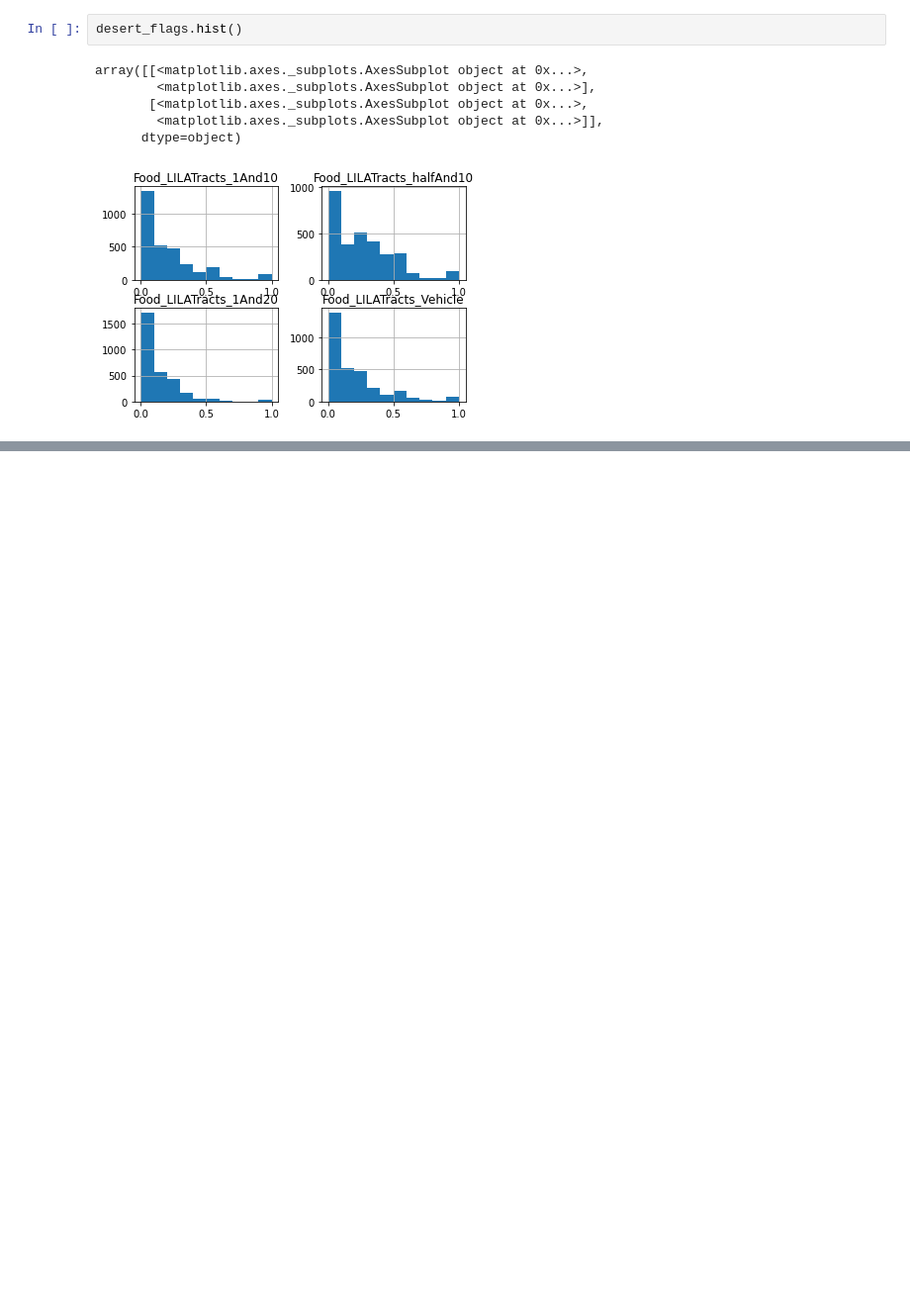
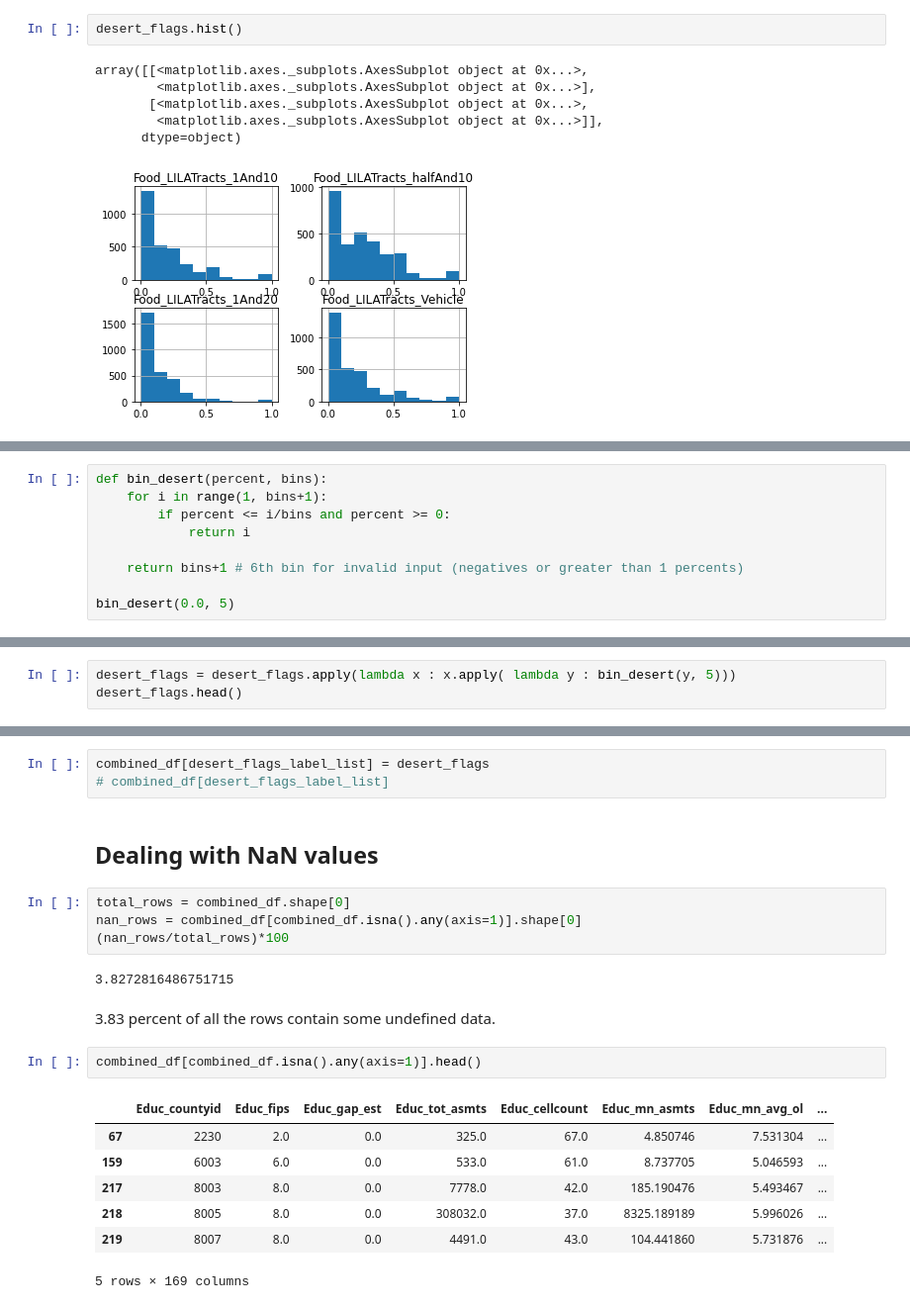
Before and after one commit to archanaramakrishnan/EECS731-Final-Project, a Jupyter notebook: notebooks/Classification_Archana.ipynb, the cells around one changed output, grey strips where cells are left out. Shown: that part at 99% size. Drawn from its saved outputs; the diff is of its cells as text; blank space fills up the shorter version.

Commit message:
binning for label values

```diff
--- a/notebooks/Classification_Archana.ipynb
+++ b/notebooks/Classification_Archana.ipynb
@@ -77,0 +85,9 @@ array([[<matplotlib.axes._subplots.AxesSubplot object at 0x...>,
+# %%
+def bin_desert(percent, bins):
+    for i in range(1, bins+1):
+        if percent <= i/bins and percent >= 0:
+            return i
+
+    return bins+1 # 6th bin for invalid input (negatives or greater than 1 percents)
+
+bin_desert(0.0, 5)
@@ -77,0 +96,3 @@ array([[<matplotlib.axes._subplots.AxesSubplot object at 0x...>,
+# %%
+desert_flags = desert_flags.apply(lambda x : x.apply( lambda y : bin_desert(y, 5)))
+desert_flags.head()
@@ -77,0 +106,23 @@ array([[<matplotlib.axes._subplots.AxesSubplot object at 0x...>,
+# %%
+combined_df[desert_flags_label_list] = desert_flags
+# combined_df[desert_flags_label_list]
+# %% [markdown]
+## Dealing with NaN values
+# %%
+total_rows = combined_df.shape[0]
+nan_rows = combined_df[combined_df.isna().any(axis=1)].shape[0]
+(nan_rows/total_rows)*100
+# %% [output]
+3.8272816486751715
+# %% [markdown]
+3.83 percent of all the rows contain some undefined data.
+# %%
+combined_df[combined_df.isna().any(axis=1)].head()
+# %% [output]
+|  | Educ_countyid | Educ_fips | Educ_gap_est | Educ_tot_asmts | Educ_cellcount | Educ_mn_asmts | Educ_mn_avg_ol | ... |
+| 67 | 2230 | 2.0 | 0.0 | 325.0 | 67.0 | 4.850746 | 7.531304 | ... |
+| 159 | 6003 | 6.0 | 0.0 | 533.0 | 61.0 | 8.737705 | 5.046593 | ... |
+| 217 | 8003 | 8.0 | 0.0 | 7778.0 | 42.0 | 185.190476 | 5.493467 | ... |
+| 218 | 8005 | 8.0 | 0.0 | 308032.0 | 37.0 | 8325.189189 | 5.996026 | ... |
+| 219 | 8007 | 8.0 | 0.0 | 4491.0 | 43.0 | 104.441860 | 5.731876 | ... |
+5 rows × 169 columns
```
Also changed, not shown: parts of 16 cells of this notebook.
